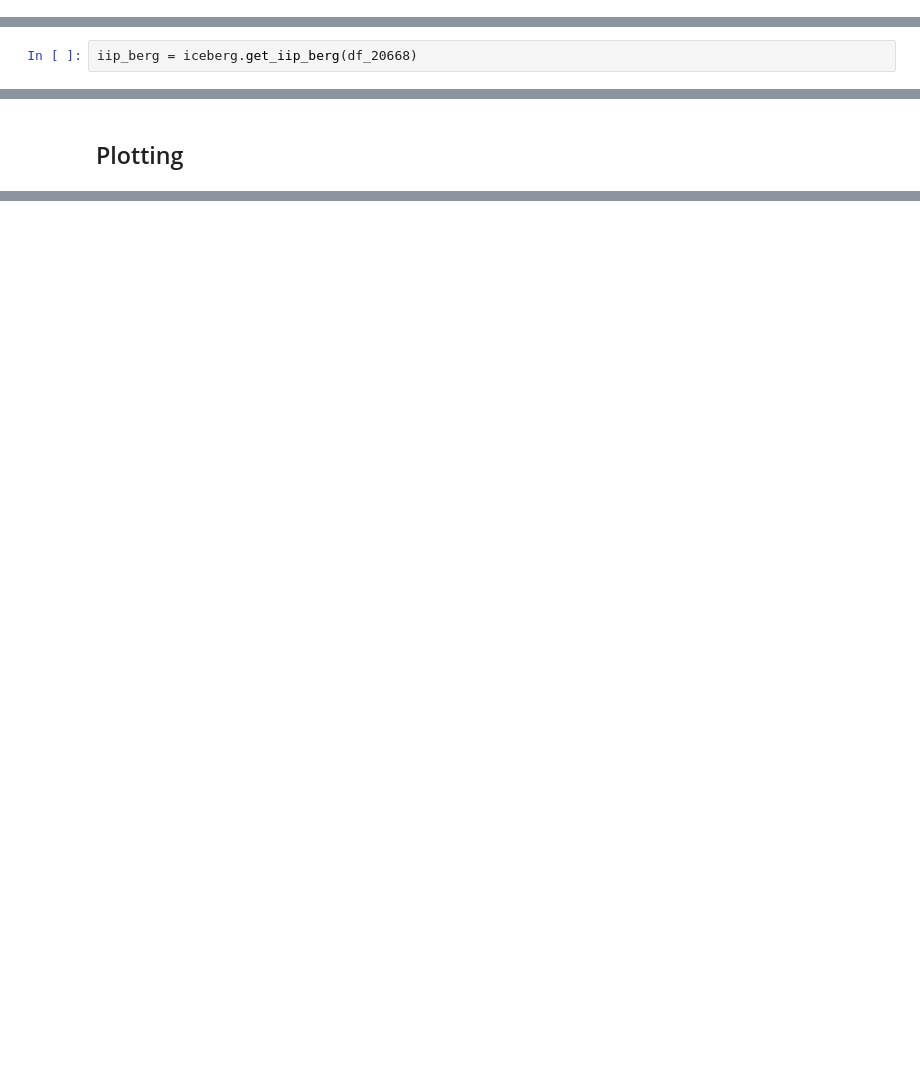
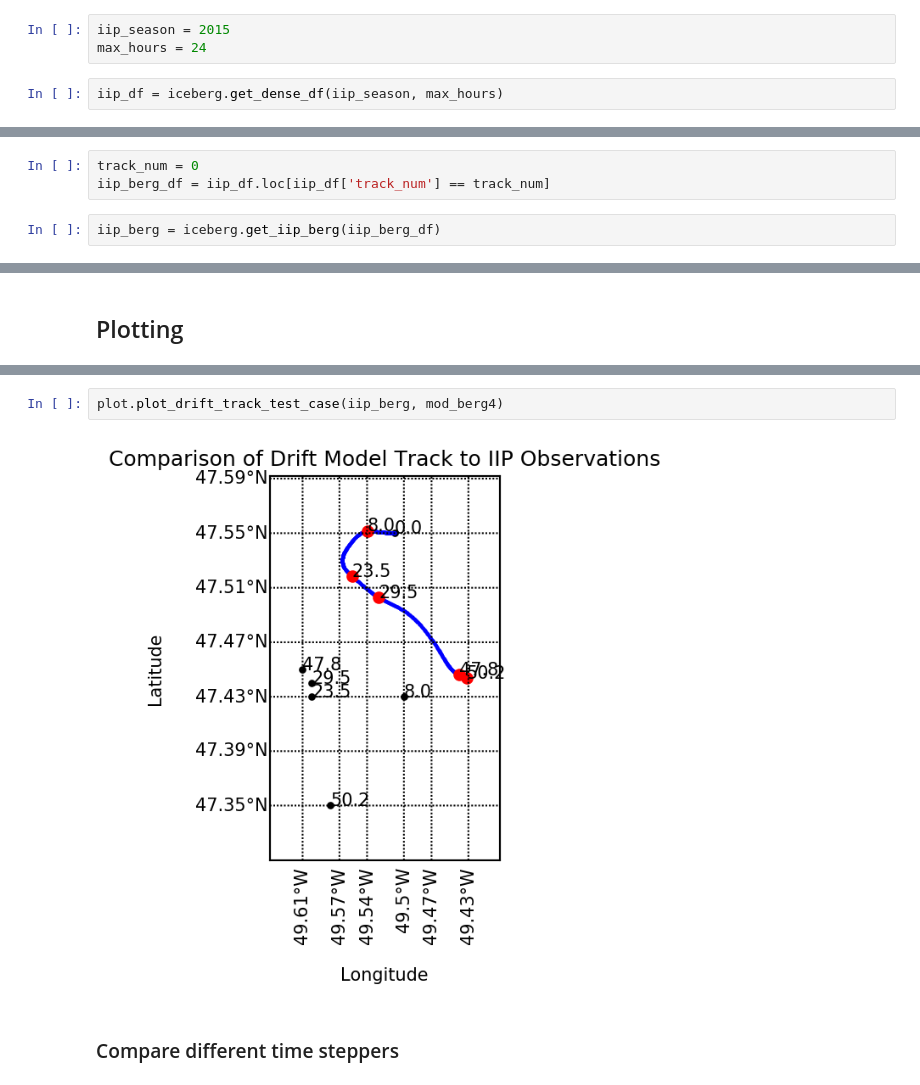
Before and after one commit to evankielley/IceDEF, a Jupyter notebook: notebooks/drift_simulator.ipynb, the cells around one changed output, grey strips where cells are left out. Drawn from its saved outputs; the diff is of its cells as text; blank space fills up the shorter version.

```diff
--- a/notebooks/drift_simulator.ipynb
+++ b/notebooks/drift_simulator.ipynb
@@ -96,0 +31,5 @@ See the caveats in the documentation: http://pandas.pydata.org/pandas-docs/stabl
+# %%
+iip_season = 2015
+max_hours = 24
+# %%
+iip_df = iceberg.get_dense_df(iip_season, max_hours)
@@ -97,5 +42,8 @@ See the caveats in the documentation: http://pandas.pydata.org/pandas-docs/stabl
+# %%
+track_num = 0
+iip_berg_df = iip_df.loc[iip_df['track_num'] == track_num]
 # %%
-iip_berg = iceberg.get_iip_berg(df_20668)
+iip_berg = iceberg.get_iip_berg(iip_berg_df)
 # %% [markdown]
 ## Metocean Data
 # %%
@@ -380,0 +160,6 @@ plot.plot_spaghetti_test_case(iip_berg, mod_berg_list)
+# %%
+plot.plot_drift_track_test_case(iip_berg, mod_berg4)
+# %% [output]
+[figure, added]
+# %% [markdown]
+### Compare different time steppers
```
Also changed, not shown: parts of 16 cells of this notebook.
